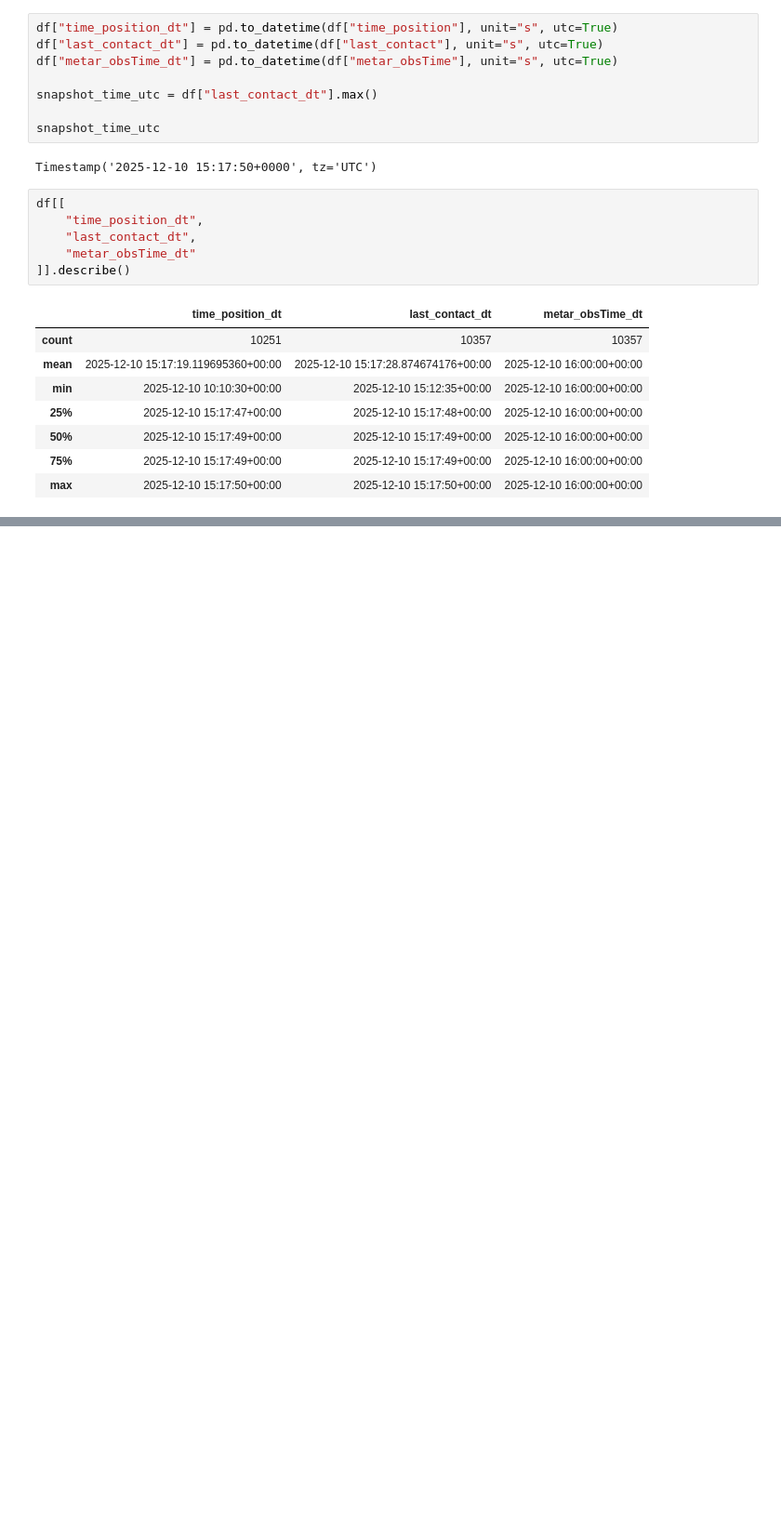
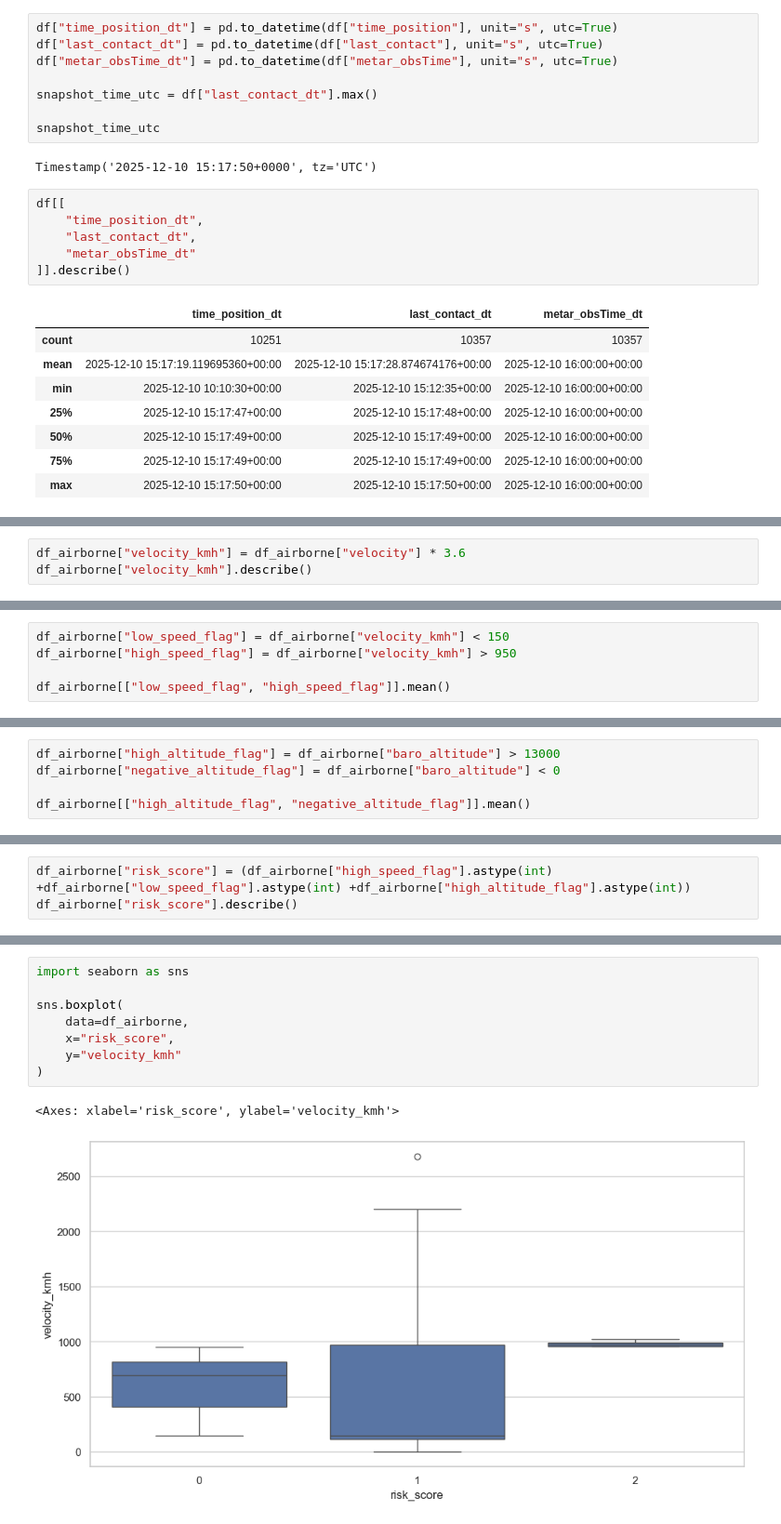
Before and after one commit to yhakam/aviation-risk-project, a Jupyter notebook: notebooks/01_eda_flights_enriched.ipynb, the cells around one changed output, grey strips where cells are left out. Shown at 93% size. Saved outputs shown, nothing was run; the diff lists cells and outputs as text; blank space fills up the shorter version.

```diff
--- a/notebooks/01_eda_flights_enriched.ipynb
+++ b/notebooks/01_eda_flights_enriched.ipynb
@@ -176,0 +224,3 @@ df[[
+# %%
+df_airborne["velocity_kmh"] = df_airborne["velocity"] * 3.6
+df_airborne["velocity_kmh"].describe()
@@ -176,0 +245,5 @@ df[[
+# %%
+df_airborne["low_speed_flag"] = df_airborne["velocity_kmh"] < 150
+df_airborne["high_speed_flag"] = df_airborne["velocity_kmh"] > 950
+
+df_airborne[["low_speed_flag", "high_speed_flag"]].mean()
@@ -176,0 +254,5 @@ df[[
+# %%
+df_airborne["high_altitude_flag"] = df_airborne["baro_altitude"] > 13000
+df_airborne["negative_altitude_flag"] = df_airborne["baro_altitude"] < 0
+
+df_airborne[["high_altitude_flag", "negative_altitude_flag"]].mean()
@@ -176,0 +278,3 @@ df[[
+# %%
+df_airborne["risk_score"] = (df_airborne["high_speed_flag"].astype(int) +df_airborne["low_speed_flag"].astype(int) +df_airborne["high_altitude_flag"].astype(int))
+df_airborne["risk_score"].describe()
@@ -176,0 +307,11 @@ df[[
+# %%
+import seaborn as sns
+
+sns.boxplot(
+    data=df_airborne,
+    x="risk_score",
+    y="velocity_kmh"
+)
+# %% [output]
+<Axes: xlabel='risk_score', ylabel='velocity_kmh'>
+[figure, added]
```
Also changed, not shown: parts of 17 cells of this notebook, 1 other file.
